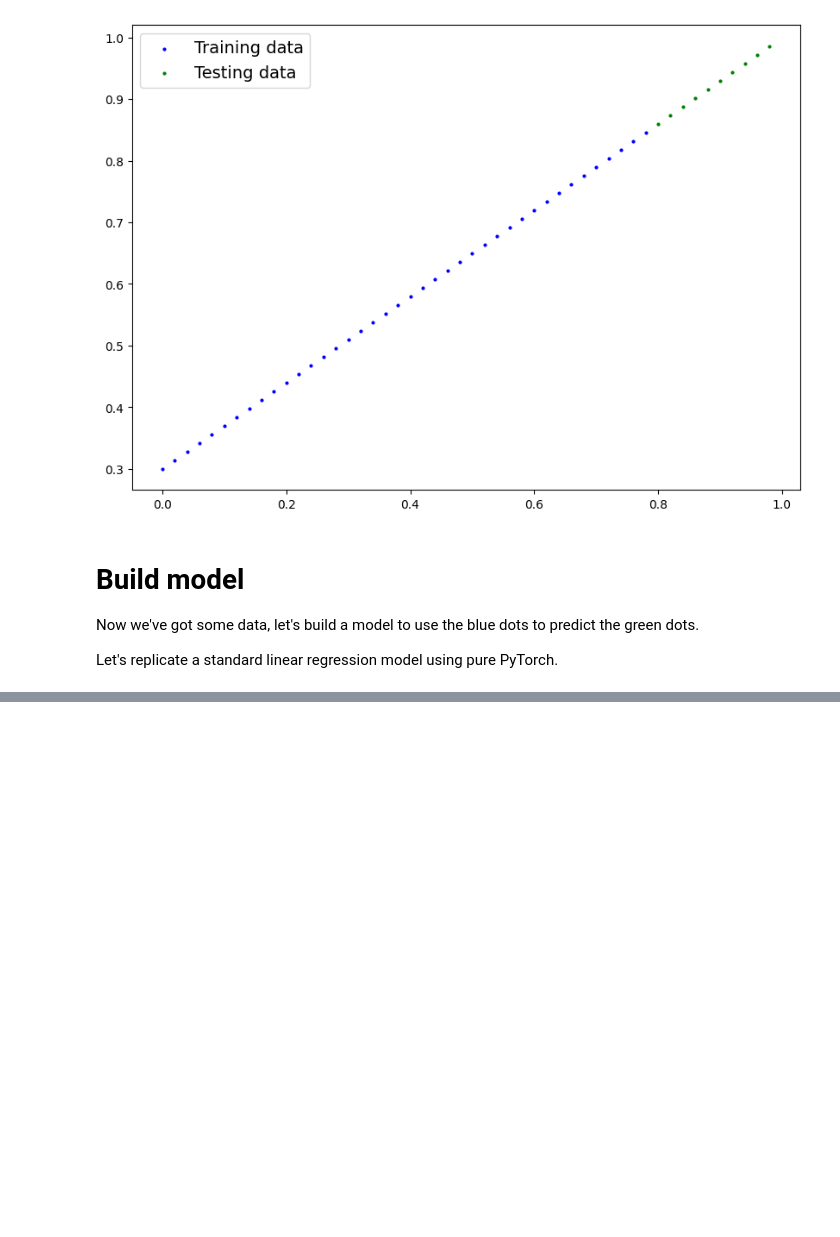
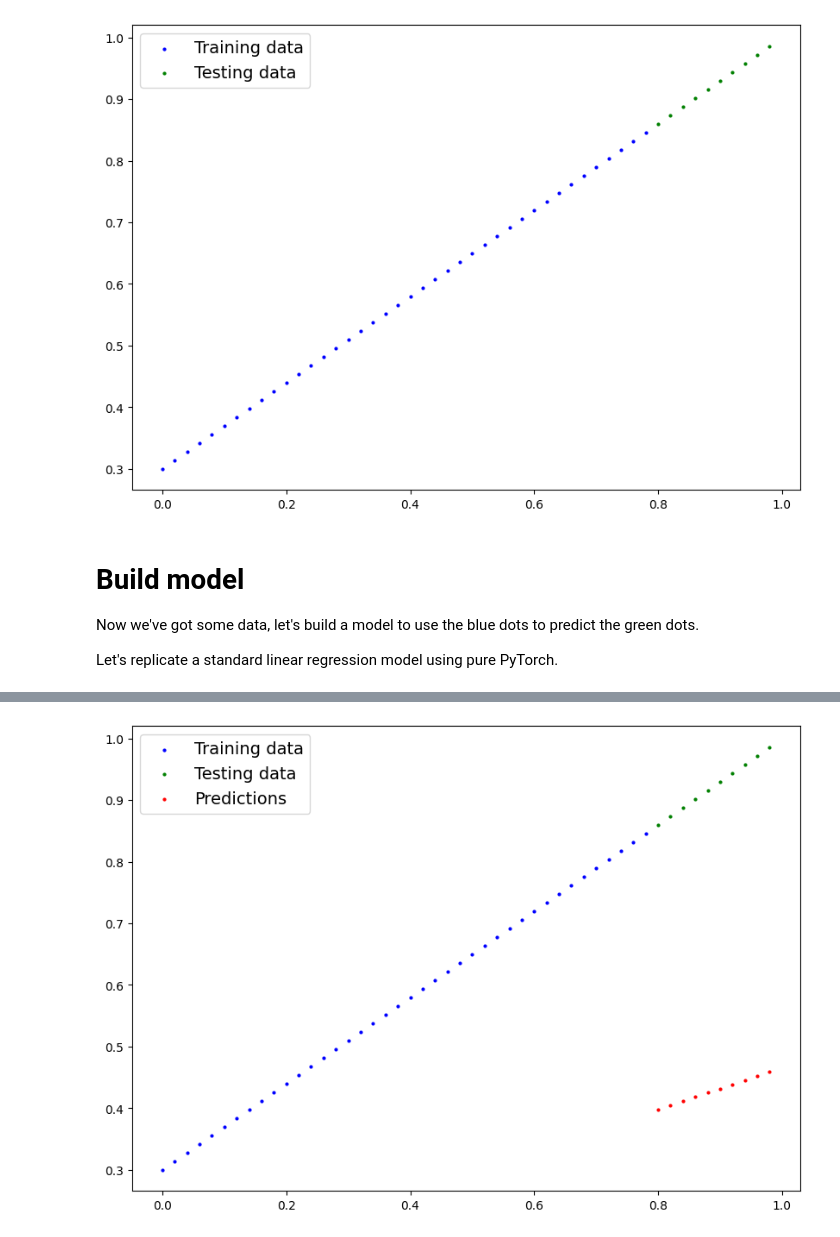
Before and after one commit to jim-junior/deep_learning_course, a Jupyter notebook: 01_pytorch_workflow.ipynb, the cells around one changed output, grey strips where cells are left out. Saved outputs shown, nothing was run; the diff lists cells and outputs as text; code cells hidden in the pictures; blank space fills up the shorter version.

Commit message:
add `torch.inference_mode()`

```diff
--- a/01_pytorch_workflow.ipynb
+++ b/01_pytorch_workflow.ipynb
@@ -106,7 +106,7 @@ class LinearRegressionModel(nn.Module):
   def __init__(self):
     super().__init__()
     self.weight = nn.Parameter(torch.randn(1, requires_grad=True, dtype=torch.float))
-    self.bias = nn.Parameter(torch.randn(1, requires_grad=True dtype=torch.float))
+    self.bias = nn.Parameter(torch.randn(1, requires_grad=True, dtype=torch.float))
 
   def forward(self, x: torch.Tensor) -> torch.Tensor: # x is the import data
     return self.weight * x + self.bias
@@ -121,0 +121,6 @@ It will accomplish this using two algorithms:
+# %%
+torch.manual_seed(42)
+
+model_0 = LinearRegressionModel()
+
+list(model_0.parameters())
@@ -121,0 +140,7 @@ It will accomplish this using two algorithms:
+# %%
+with torch.inference_mode():
+  y_preds = model_0(X_test
+                    )
+
+
+y_preds, y_test
@@ -121,0 +168,4 @@ It will accomplish this using two algorithms:
+# %%
+plot_predictions(predictions=y_preds)
+# %% [output]
+[figure, added]
```
Also changed, not shown: parts of 7 cells of this notebook, 2 other files.
